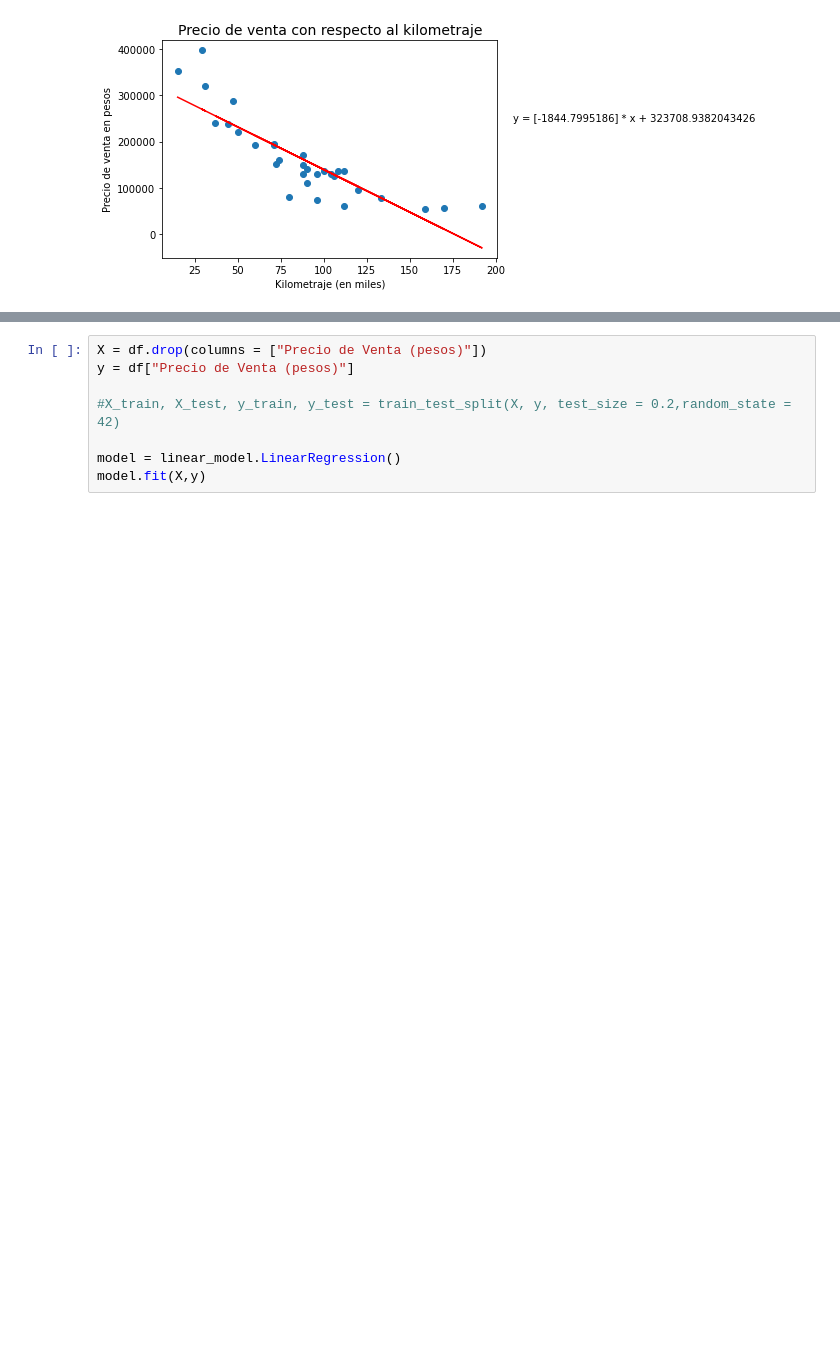
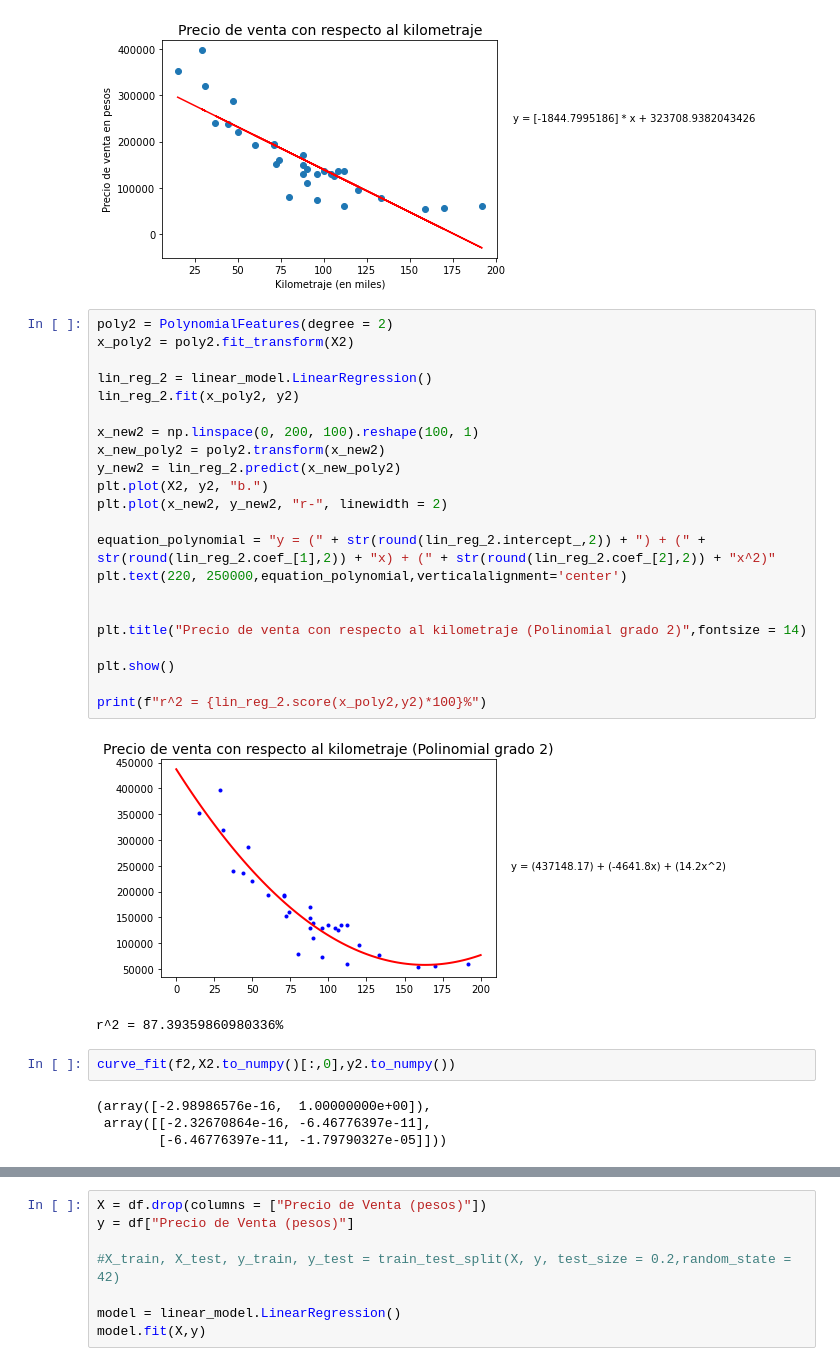
Before and after one commit to Armandotrsg/Estadistica, a Jupyter notebook: PrimeraEtapa.ipynb, the cells around one changed output, grey strips where cells are left out. Saved outputs shown, nothing was run; the diff lists cells and outputs as text; blank space fills up the shorter version.

Commit message:
Agregué la gráfica polinomial grado 2 para el km vs precio y redondée los datos del la regresión lineal múltiple

```diff
--- a/PrimeraEtapa.ipynb
+++ b/PrimeraEtapa.ipynb
@@ -119,6 +118,37 @@ print(f"r^2 = {r2_score_2*100}%")
 # %% [output]
 r^2 = 73.37514809323193%
 [figure]
+# %%
+poly2 = PolynomialFeatures(degree = 2)
+x_poly2 = poly2.fit_transform(X2)
+
+lin_reg_2 = linear_model.LinearRegression()
+lin_reg_2.fit(x_poly2, y2)
+
+x_new2 = np.linspace(0, 200, 100).reshape(100, 1)
+x_new_poly2 = poly2.transform(x_new2)
+y_new2 = lin_reg_2.predict(x_new_poly2)
+plt.plot(X2, y2, "b.")
+plt.plot(x_new2, y_new2, "r-", linewidth = 2)
+
+equation_polynomial = "y = (" + str(round(lin_reg_2.intercept_,2)) + ") + (" + str(round(lin_reg_2.coef_[1],2)) + "x) + (" + str(round(lin_reg_2.coef_[2],2)) + "x^2)"
+plt.text(220, 250000,equation_polynomial,verticalalignment='center')
+
+
+plt.title("Precio de venta con respecto al kilometraje (Polinomial grado 2)",fontsize = 14)
+
+plt.show()
+
+print(f"r^2 = {lin_reg_2.score(x_poly2,y2)*100}%")
+# %% [output]
+[figure, added]
+r^2 = 87.39359860980336%
+# %%
+curve_fit(f2,X2.to_numpy()[:,0],y2.to_numpy())
+# %% [output]
+(array([-2.98986576e-16,  1.00000000e+00]),
+ array([[-2.32670864e-16, -6.46776397e-11],
+        [-6.46776397e-11, -1.79790327e-05]]))
 # %%
 X_AK = df[["Kilometraje (miles)","Antigüedad (en años)"]]
 y_AK = df["Precio de Venta (pesos)"]
```
Also changed, not shown: parts of 3 cells of this notebook.
